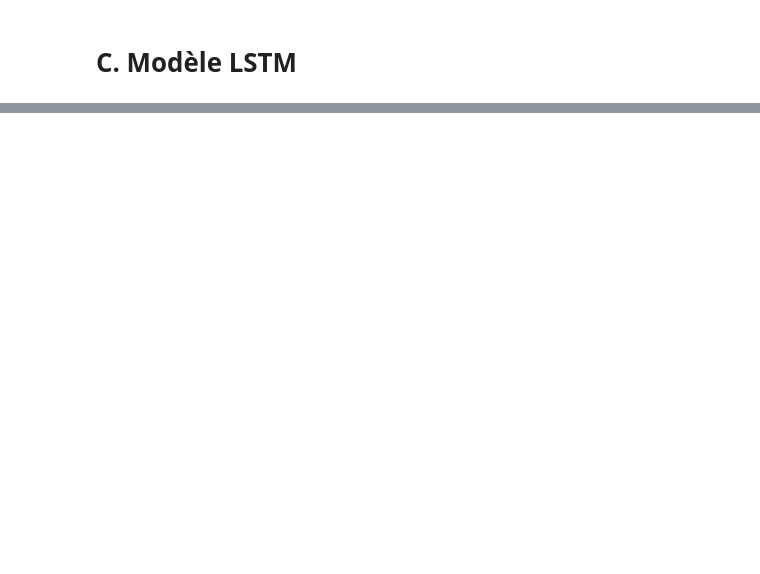
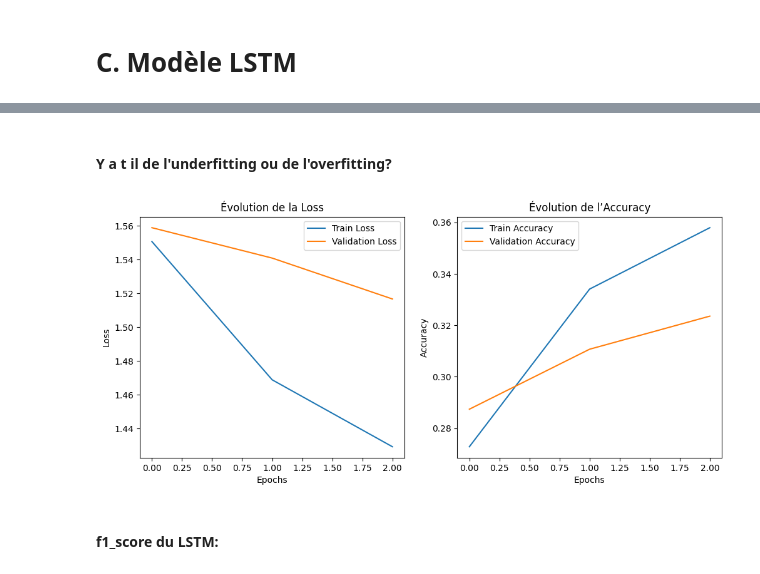
Before and after one commit to alizeemesnard/prediction_water_level, a Jupyter notebook: training.ipynb, the cells around one changed output, grey strips where cells are left out. Saved outputs shown, nothing was run; the diff lists cells and outputs as text; code cells hidden in the pictures; blank space fills up the shorter version.

Commit message:
LSTM

```diff
--- a/training.ipynb
+++ b/training.ipynb
@@ -186,0 +222,2 @@ Feature names unseen at fit time:
+# %%
+X_test_seq_LSTM, y_test_seq_LSTM = create_sequences(X_test_for_NN, y_test, sequence_length=30)
@@ -186,0 +245,18 @@ Feature names unseen at fit time:
+# %%
+# Définition du callback pour sauvegarder les poids
+checkpoint_callback = ModelCheckpoint(
+    "best_model.h5",  # Nom du fichier de sauvegarde
+    monitor="val_loss",  # Surveiller la validation loss
+    save_best_only=True,  # Sauvegarder uniquement le meilleur modèle
+    save_weights_only=True,  # Sauvegarder uniquement les poids (pas l'architecture)
+    mode="min",  # Sauvegarde si val_loss diminue
+    verbose=1
+)
+
+# Entraînement du modèle
+model_LSTM.fit(
+    X_train_seq_LSTM,
+    y_train_seq_LSTM,
+    epochs=3,
+    batch_size=32,
+    validation_data=(X_test_seq_LSTM, y_test_seq_LSTM))
@@ -186,0 +278,30 @@ Feature names unseen at fit time:
+# %% [markdown]
+#### Y a t il de l'underfitting ou de l'overfitting?
+# %%
+# Récupération de l'historique de l'entraînement
+history = model_LSTM.history  # Stocke l'historique du modèle
+
+# Tracer la loss (fonction de coût)
+plt.figure(figsize=(12, 5))
+plt.subplot(1, 2, 1)
+plt.plot(history.history['loss'], label='Train Loss')
+plt.plot(history.history['val_loss'], label='Validation Loss')
+plt.xlabel('Epochs')
+plt.ylabel('Loss')
+plt.legend()
+plt.title('Évolution de la Loss')
+
+# Tracer l'accuracy
+plt.subplot(1, 2, 2)
+plt.plot(history.history['accuracy'], label='Train Accuracy')
+plt.plot(history.history['val_accuracy'], label='Validation Accuracy')
+plt.xlabel('Epochs')
+plt.ylabel('Accuracy')
+plt.legend()
+plt.title('Évolution de l’Accuracy')
+
+plt.show()
+# %% [output]
+[figure, added]
+# %% [markdown]
+#### f1_score du LSTM:
```
Also changed, not shown: parts of 37 cells of this notebook, 3 other files.
